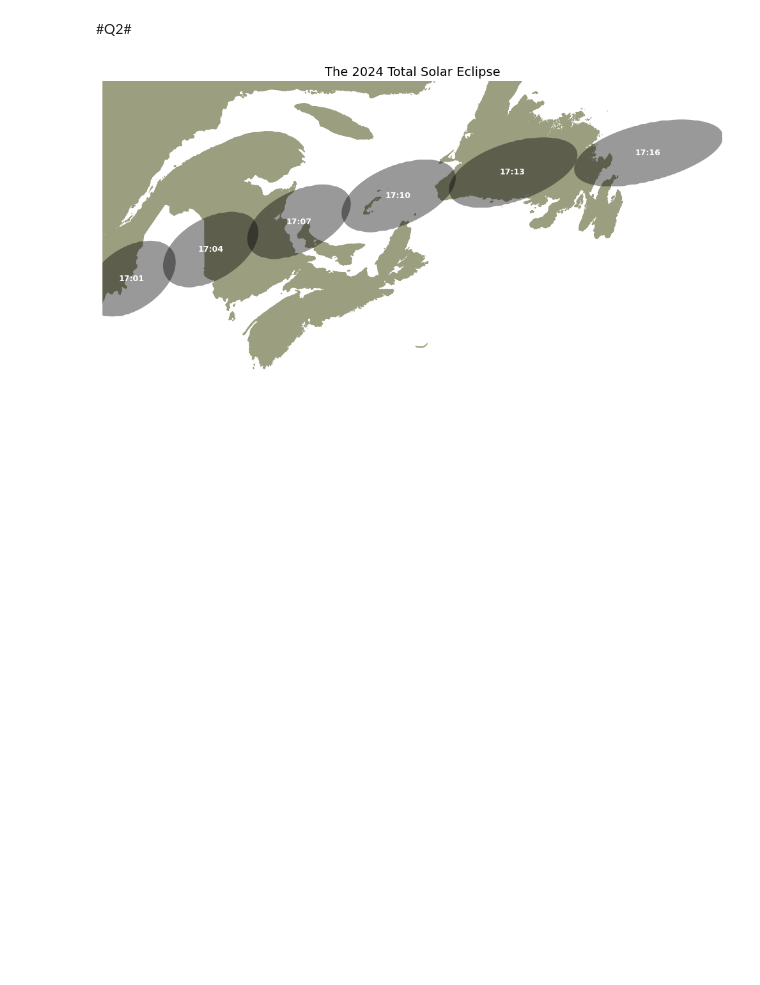
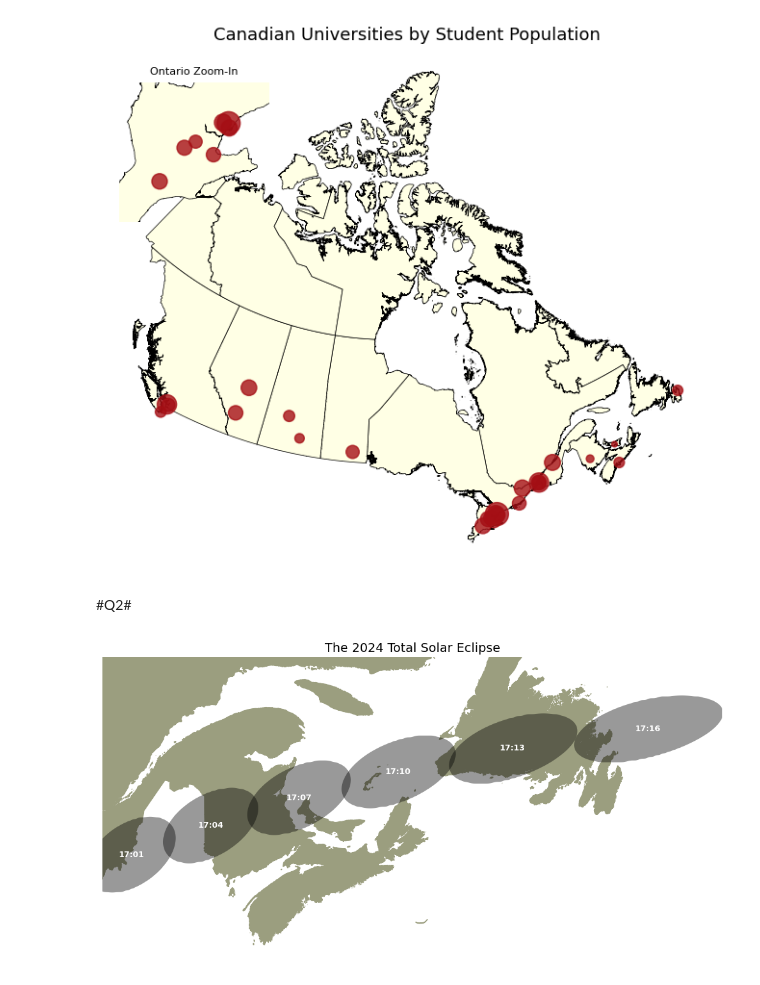
Before and after one commit to Siddwayy/data-visualization-projects, a Jupyter notebook: Assignment7.ipynb, the cells around one changed output. Cells and saved outputs as stored; diff of their text form; code cells hidden in the pictures; blank space fills up the shorter version.

```diff
--- a/Assignment7.ipynb
+++ b/Assignment7.ipynb
@@ -89,3 +3,59 @@ plt.show()
+# %%
+import geopandas as gpd
+import matplotlib.pyplot as plt
+from mpl_toolkits.axes_grid1.inset_locator import inset_axes
+
+canada = gpd.read_file('canada.shp')
+unis = gpd.read_file('universities.geojson')
+
+unis = unis.to_crs(canada.crs)
+
+ontario_names = [
+    'University of Toronto',
+    'Toronto Metropolitan University',
+    'York University',
+    'University of Waterloo',
+    'University of Guelph',
+    'McMaster University',
+    'University of Western Ontario',
+]
+ontario_unis = unis[unis['Institution'].isin(ontario_names)]
+
+ont_bounds = ontario_unis.total_bounds
+pad = 80000
+ont_xlim = (ont_bounds[0] - pad, ont_bounds[2] + pad)
+ont_ylim = (ont_bounds[1] - pad, ont_bounds[3] + pad)
+
+scale_factor = 0.003
+sizes = unis['Total students'] * scale_factor
+
+fig, ax = plt.subplots(1, 1, figsize=(10, 7))
+
+canada.plot(ax=ax, color='#FFFFE5', edgecolor='black', linewidth=0.5)
+unis.plot(ax=ax, color='#A50F15', markersize=sizes, edgecolor='#A50F15', alpha=0.8)
+
+ax.set_title('Canadian Universities by Student Population', fontsize=13)
+ax.set_axis_off()
+
+ax_inset = inset_axes(ax, width="25%", height="35%", loc='upper left', borderpad=1)
+
+canada.plot(ax=ax_inset, color='#FFFFE5', edgecolor='black', linewidth=0.5)
+ont_sizes = ontario_unis['Total students'] * scale_factor
+ontario_unis.plot(ax=ax_inset, color='#A50F15', markersize=ont_sizes, edgecolor='#A50F15', alpha=0.8)
+
+ax_inset.set_xlim(ont_xlim)
+ax_inset.set_ylim(ont_ylim)
+ax_inset.set_title('Ontario Zoom-In', fontsize=8)
+ax_inset.set_axis_off()
+
+for spine in ax_inset.spines.values():
+    spine.set_visible(True)
+    spine.set_edgecolor('black')
+    spine.set_linewidth(0.8)
+
+plt.show()
+# %% [output]
+[figure, added]
 # %% [markdown]
 #Q2#
 # %%
```
Also changed, not shown: parts of 1 cell of this notebook.
